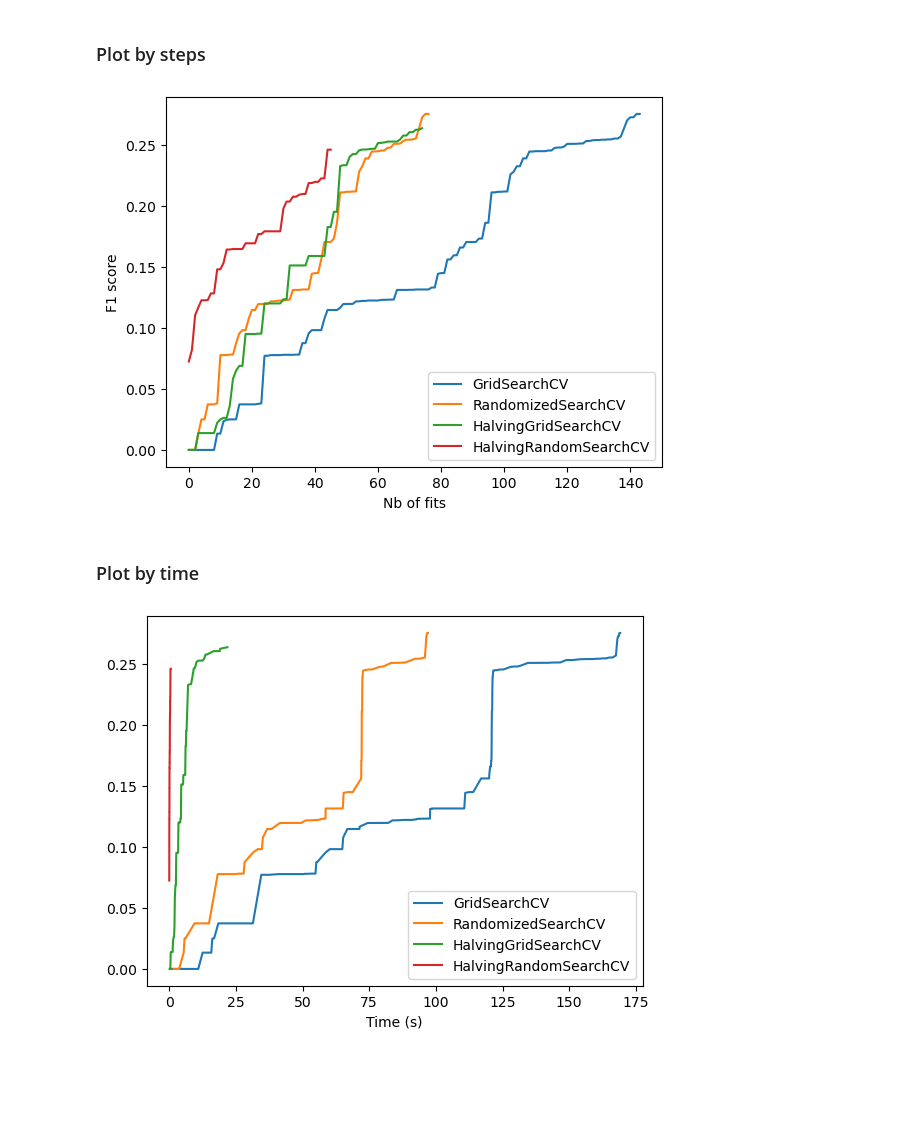
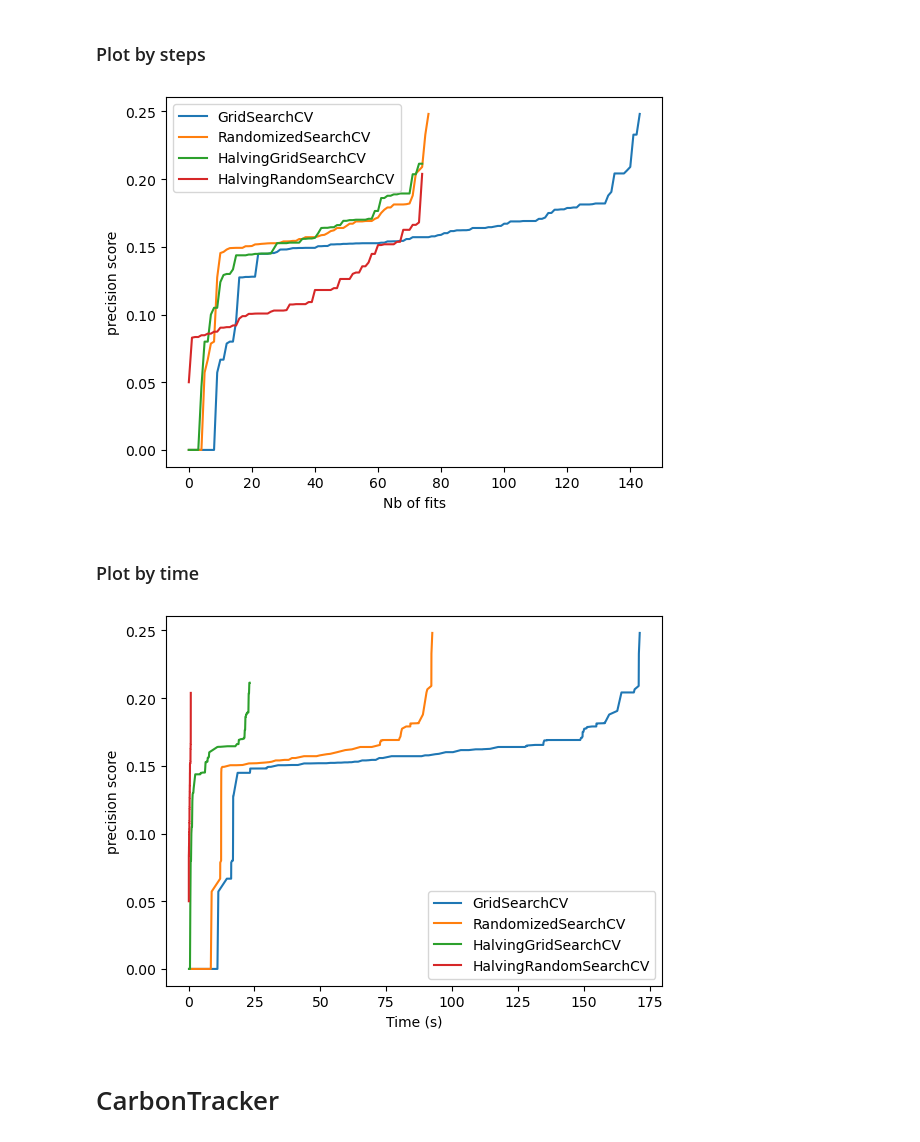
Before and after one commit to dimcaputo/compareCV, a Jupyter notebook: notebook.ipynb, the cells around one changed output. Cells and saved outputs as stored; diff of their text form; code cells hidden in the pictures; blank space fills up the shorter version.

```diff
--- a/notebook.ipynb
+++ b/notebook.ipynb
@@ -326,0 +260,2 @@ df_rdmcv
+# %%
+result_rdm = {}
@@ -378,3 +354,0 @@ HalvingGridSearchCV(estimator=RandomForestClassifier(class_weight='balanced',
-# %%
-df_hgrid = pd.DataFrame(hgrid.cv_results_).sort_values(by='rank_test_score')
-df_hgrid
@@ -397,25 +357,31 @@ df_hgrid
 # %%
 forestclf = RandomForestClassifier(random_state=38, class_weight='balanced')
 
-param_grid = {
-    #'n_estimators':[10,100,500,1000],
-    'max_depth':np.random.randint(3,20,10),
-    'min_samples_split':[2,3],
-    'min_samples_leaf':[1,2,3]
+param_dist = {
+    #'n_estimators':randint(1,10000),
+    'max_depth': randint(3,20),
+    'min_samples_split':randint(2,4),
+    'min_samples_leaf':randint(1,3)
 }
 
 hrdm = HalvingRandomSearchCV(
     estimator=forestclf,
-    param_distributions=param_grid,
+    param_distributions=param_dist,
     resource='n_estimators',
     max_resources=1000,
-    factor=5,
-    cv=5,
-    scoring='f1',
+    factor=3,
+    cv=3,
+    scoring=scoring,
     return_train_score=True,
     n_jobs=-1,
-    verbose=3
+    verbose=1
 )
 
 hrdm.fit(X_train, y_train)
+
+result_hrdm = {}
+result_hrdm[0] = pd.DataFrame(hrdm.cv_results_).sort_values(by='rank_test_score')
+
+with open('result_hrdm.pickle', 'wb') as f:
+    pickle.dump(result_hrdm, f)
 # %% [output]
@@ -447,3 +404,0 @@ HalvingRandomSearchCV(estimator=RandomForestClassifier(class_weight='balanced',
-# %%
-df_hrdm = pd.DataFrame(hrdm.cv_results_).sort_values(by='rank_test_score')
-df_hrdm
@@ -473,14 +409,14 @@ df_hrdm
 # %%
 plt.plot(range(len(df_grid)), df_grid[['mean_test_score']].sort_values('mean_test_score'), label='GridSearchCV')
 plt.plot(range(len(df_rdmcv)), df_rdmcv[['mean_test_score']].sort_values('mean_test_score'), label='RandomizedSearchCV')
 plt.plot(range(len(df_hgrid)), df_hgrid[['mean_test_score']].sort_values('mean_test_score'), label='HalvingGridSearchCV')
 plt.plot(range(len(df_hrdm)), df_hrdm[['mean_test_score']].sort_values('mean_test_score'), label='HalvingRandomSearchCV')
 plt.xlabel('Nb of fits')
-plt.ylabel('F1 score')
+plt.ylabel(f'{scoring} score')
 plt.legend()
 plt.show;
 # %% [output]
-[figure, old version]
+[figure, new version]
 # %% [markdown]
 ### Plot by time
 # %%
@@ -501,8 +437,10 @@ plt.plot(df_rdmcv['cumulated_time'], df_rdmcv[['mean_test_score']], label='Rando
 plt.plot(df_hgrid['cumulated_time'], df_hgrid[['mean_test_score']], label='HalvingGridSearchCV')
 plt.plot(df_hrdm['cumulated_time'], df_hrdm[['mean_test_score']], label='HalvingRandomSearchCV')
 plt.xlabel('Time (s)')
-plt.ylabel('F1 score')
+plt.ylabel(f'{scoring} score')
 plt.legend()
 plt.show;
 # %% [output]
-[figure, old version]
+[figure, new version]
+# %% [markdown]
+# CarbonTracker
```
Also changed, not shown: parts of 21 cells of this notebook.
